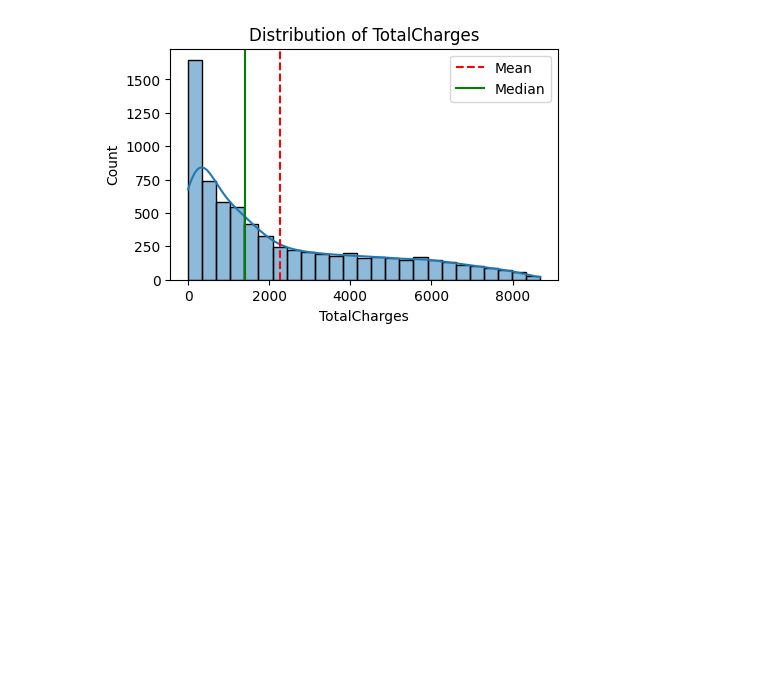
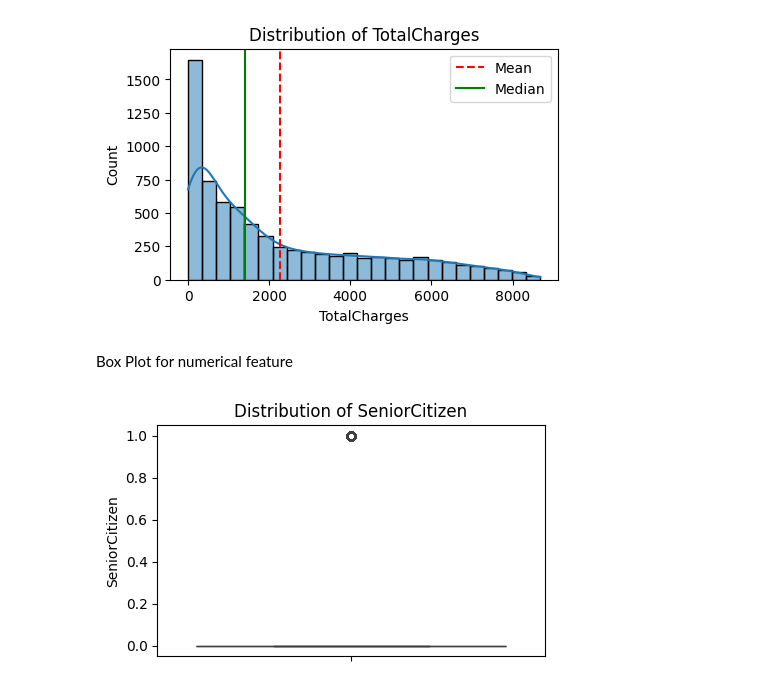
Before and after one commit to rudranarayan-01/Customer-Churn-Prediction, a Jupyter notebook: Untitled.ipynb, the cells around one changed output. Cells and saved outputs as stored; diff of their text form; code cells hidden in the pictures; blank space fills up the shorter version.

```diff
--- a/Untitled.ipynb
+++ b/Untitled.ipynb
@@ -299,3 +299,16 @@ plot_histogram(df, "MonthlyCharges")
 plot_histogram(df, "TotalCharges")
 # %% [output]
 [figure]
+# %% [markdown]
+Box Plot for numerical feature
+# %%
+def box_plot(df,col_name):
+    plt.figure(figsize=(5,3))
+    sn.boxplot(y = df[col_name])
+    plt.title(f"Distribution of {col_name}")
+    plt.ylabel(col_name)
+    plt.show()
+# %%
+box_plot(df, "SeniorCitizen")
+# %% [output]
+[figure, added]
```
Also changed, not shown: parts of 3 cells of this notebook.
